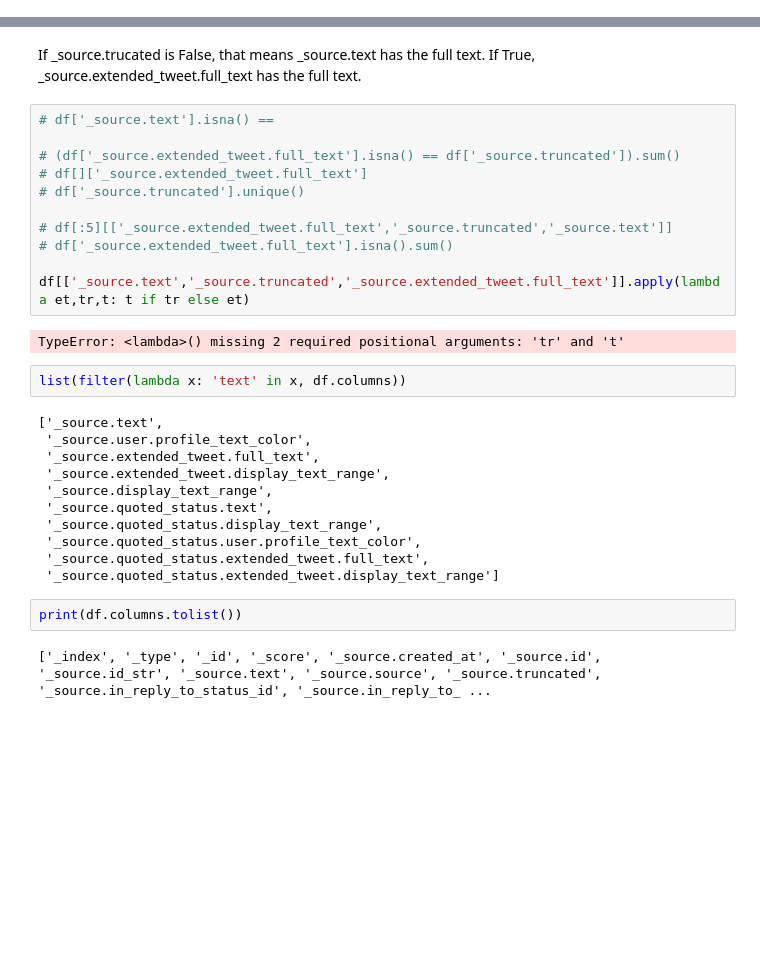
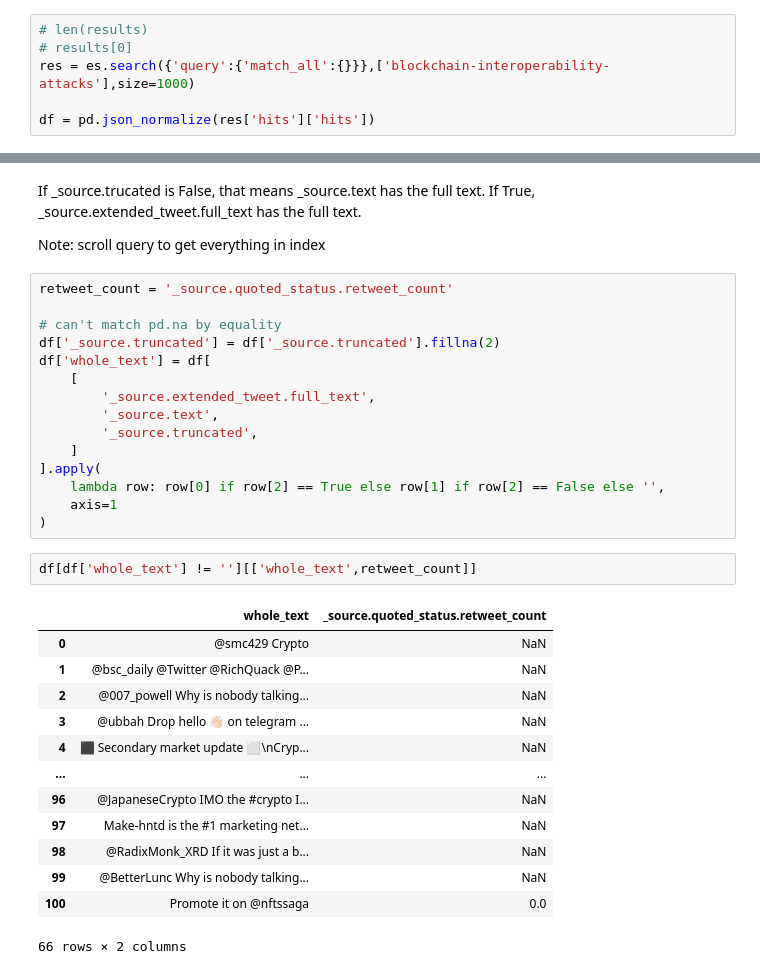
Before and after one commit to blockchain-interoperability/blockchain-social-media, a Jupyter notebook: analysis/twitter/playground.ipynb, the cells around one changed output, grey strips where cells are left out. Cells and saved outputs as stored; diff of their text form; blank space fills up the shorter version.

```diff
--- a/analysis/twitter/playground.ipynb
+++ b/analysis/twitter/playground.ipynb
@@ -11,0 +143,6 @@ df = pd.json_normalize(index['hits']['hits'])
+# %%
+# len(results)
+# results[0]
+res = es.search({'query':{'match_all':{}}},['blockchain-interoperability-attacks'],size=1000)
+
+df = pd.json_normalize(res['hits']['hits'])
@@ -12,32 +153,36 @@ df = pd.json_normalize(index['hits']['hits'])
 # %% [markdown]
 If _source.trucated is False, that means _source.text has the full text. If True, _source.extended_tweet.full_text has the full text.
+
+
+Note: scroll query to get everything in index
-# %%
-# df['_source.text'].isna() ==
-
-# (df['_source.extended_tweet.full_text'].isna() == df['_source.truncated']).sum()
-# df[]['_source.extended_tweet.full_text']
-# df['_source.truncated'].unique()
-
-# df[:5][['_source.extended_tweet.full_text','_source.truncated','_source.text']]
-# df['_source.extended_tweet.full_text'].isna().sum()
-
-df[['_source.text','_source.truncated','_source.extended_tweet.full_text']].apply(lambda et,tr,t: t if tr else et)
-# %% [output]
-TypeError: <lambda>() missing 2 required positional arguments: 'tr' and 't'
-# %%
-list(filter(lambda x: 'text' in x, df.columns))
-# %% [output]
-['_source.text',
- '_source.user.profile_text_color',
- '_source.extended_tweet.full_text',
- '_source.extended_tweet.display_text_range',
- '_source.display_text_range',
- '_source.quoted_status.text',
- '_source.quoted_status.display_text_range',
- '_source.quoted_status.user.profile_text_color',
- '_source.quoted_status.extended_tweet.full_text',
- '_source.quoted_status.extended_tweet.display_text_range']
-# %%
-print(df.columns.tolist())
-# %% [output]
-['_index', '_type', '_id', '_score', '_source.created_at', '_source.id', '_source.id_str', '_source.text', '_source.source', '_source.truncated', '_source.in_reply_to_status_id', '_source.in_reply_to_ ...
+# %%
+retweet_count = '_source.quoted_status.retweet_count'
+
+# can't match pd.na by equality
+df['_source.truncated'] = df['_source.truncated'].fillna(2)
+df['whole_text'] = df[
+    [
+        '_source.extended_tweet.full_text',
+        '_source.text',
+        '_source.truncated',
+    ]
+].apply(
+    lambda row: row[0] if row[2] == True else row[1] if row[2] == False else '',
+    axis=1
+)
+# %%
+df[df['whole_text'] != ''][['whole_text',retweet_count]]
+# %% [output]
+|  | whole_text | _source.quoted_status.retweet_count |
+| 0 | @smc429 Crypto | NaN |
+| 1 | @bsc_daily @Twitter @RichQuack @P... | NaN |
+| 2 | @007_powell Why is nobody talking... | NaN |
+| 3 | @ubbah Drop hello 👋🏻 on telegram ... | NaN |
+| 4 | ⬛ Secondary market update ⬜\nCryp... | NaN |
+| ... | ... | ... |
+| 96 | @JapaneseCrypto IMO the #crypto I... | NaN |
+| 97 | Make-hntd is the #1 marketing net... | NaN |
+| 98 | @RadixMonk_XRD If it was just a b... | NaN |
+| 99 | @BetterLunc Why is nobody talking... | NaN |
+| 100 | Promote it on @nftssaga | 0.0 |
+66 rows × 2 columns
```
Also changed, not shown: parts of 17 cells of this notebook, 2 other files.
